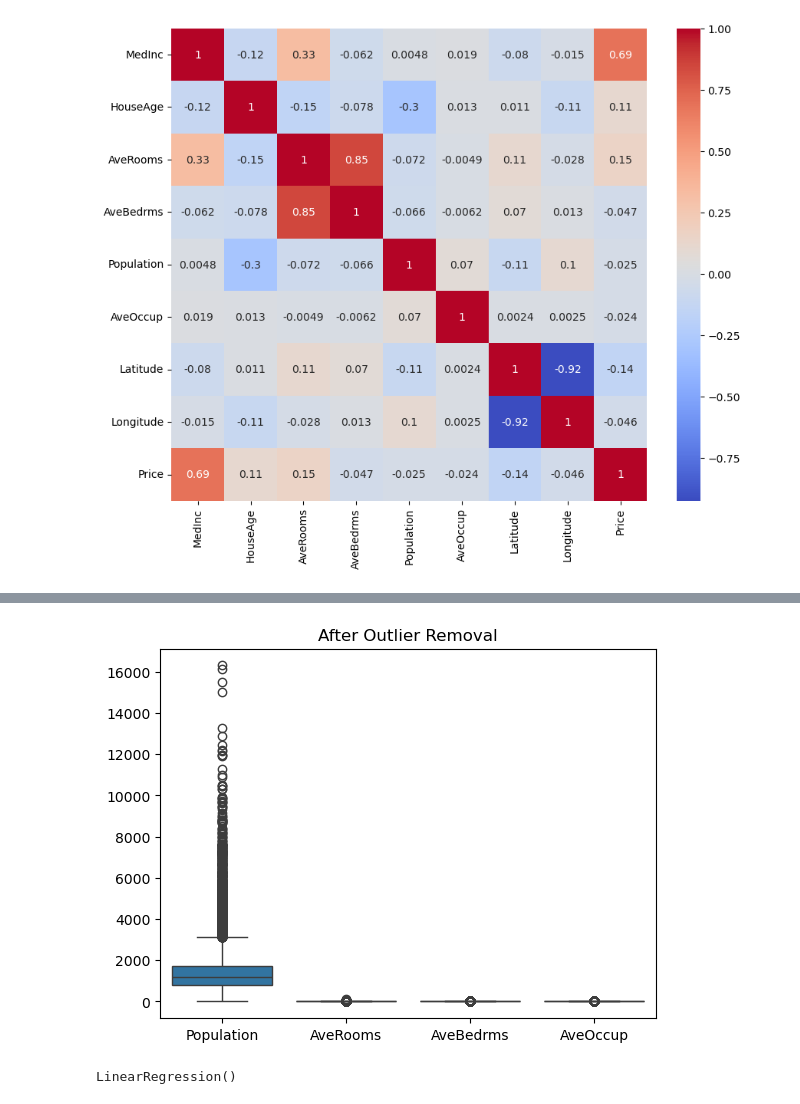
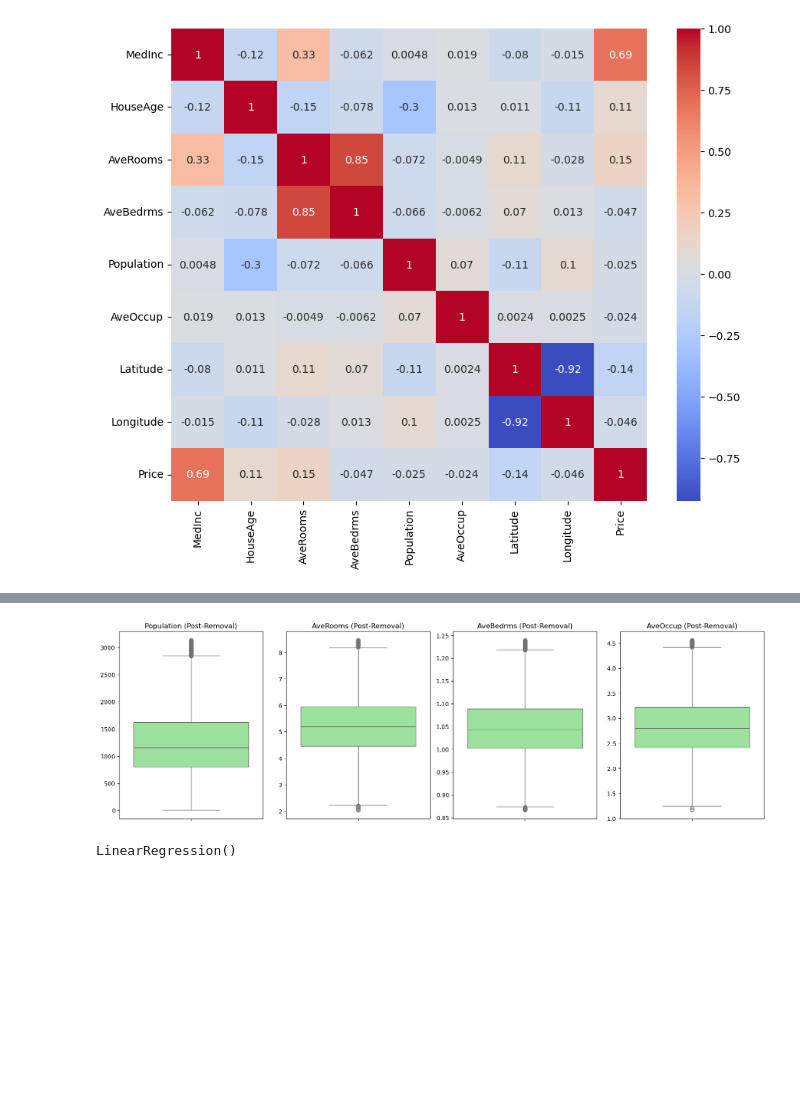
Before and after one commit to ks5632214-dotcom/ML-Learning, a Jupyter notebook: 04- House Price Prediction using Linear Regression, Ridge and Lasso.ipynb, the cells around one changed output, grey strips where cells are left out. Drawn from its saved outputs; the diff is of its cells as text; code cells hidden in the pictures; blank space fills up the shorter version.

```diff
--- a/04- House Price Prediction using Linear Regression, Ridge and Lasso.ipynb
+++ b/04- House Price Prediction using Linear Regression, Ridge and Lasso.ipynb
@@ -91,7 +91,15 @@ plt.show()
 # %% [output]
 [figure]
 # %%
-sns.boxplot(x=["Population", "AveRooms", "AveBedrms", "AveOccup"])
-plt.title("Before Outlier Removal")
+skewed_columns = ["Population", "AveRooms", "AveBedrms", "AveOccup"]
+
+fig, axes = plt.subplots(1, 4, figsize=(12, 5))
+
+for i, col in enumerate(skewed_columns):
+    sns.boxplot(y=df[col], ax=axes[i], color="skyblue")
+    axes[i].set_title(f"Distribution of {col}")
+    axes[i].set_ylabel("")
+
+plt.tight_layout()
 plt.show()
 # %% [output]
@@ -99,4 +107,6 @@ plt.show()
 # %%
+df_clean= df.copy()
+
 skewed_columns=["Population", "AveRooms", "AveBedrms", "AveOccup"]
 
 for col in skewed_columns:
@@ -104,19 +114,30 @@ for col in skewed_columns:
     Q3= df[col].quantile(0.75)
     IQR= Q3-Q1
 
-lower= Q1-1.5*IQR
-upper=Q3+1.5*IQR
+    lower= Q1-1.5*IQR
+    upper=Q3+1.5*IQR
 
-df= df[(df[col]>=lower)&
-    (df[col]<=upper)]
+    df_clean= df_clean[(df_clean[col]>=lower)& (df_clean[col]<=upper)]
 
 df= df[df["Price"]<4.9]
 # %%
-sns.boxplot(df[skewed_columns])
-plt.title("After Outlier Removal")
+import matplotlib.pyplot as plt
+import seaborn as sns
+
+skewed_columns = ["Population", "AveRooms", "AveBedrms", "AveOccup"]
+
+# Setting up individual subplots so every variable gets its own scale
+fig, axes = plt.subplots(1, 4, figsize=(16, 5))
+
+for i, col in enumerate(skewed_columns):
+    sns.boxplot(y=df_clean[col], ax=axes[i], color="lightgreen")
+    axes[i].set_title(f"{col} (Post-Removal)")
+    axes[i].set_ylabel("")
+
+plt.tight_layout()
 plt.show()
 # %% [output]
-[figure, old version]
+[figure, new version]
 # %%
 x= df.drop("Price", axis=1)
 y= df["Price"]
```
Also changed, not shown: parts of 11 cells of this notebook.
